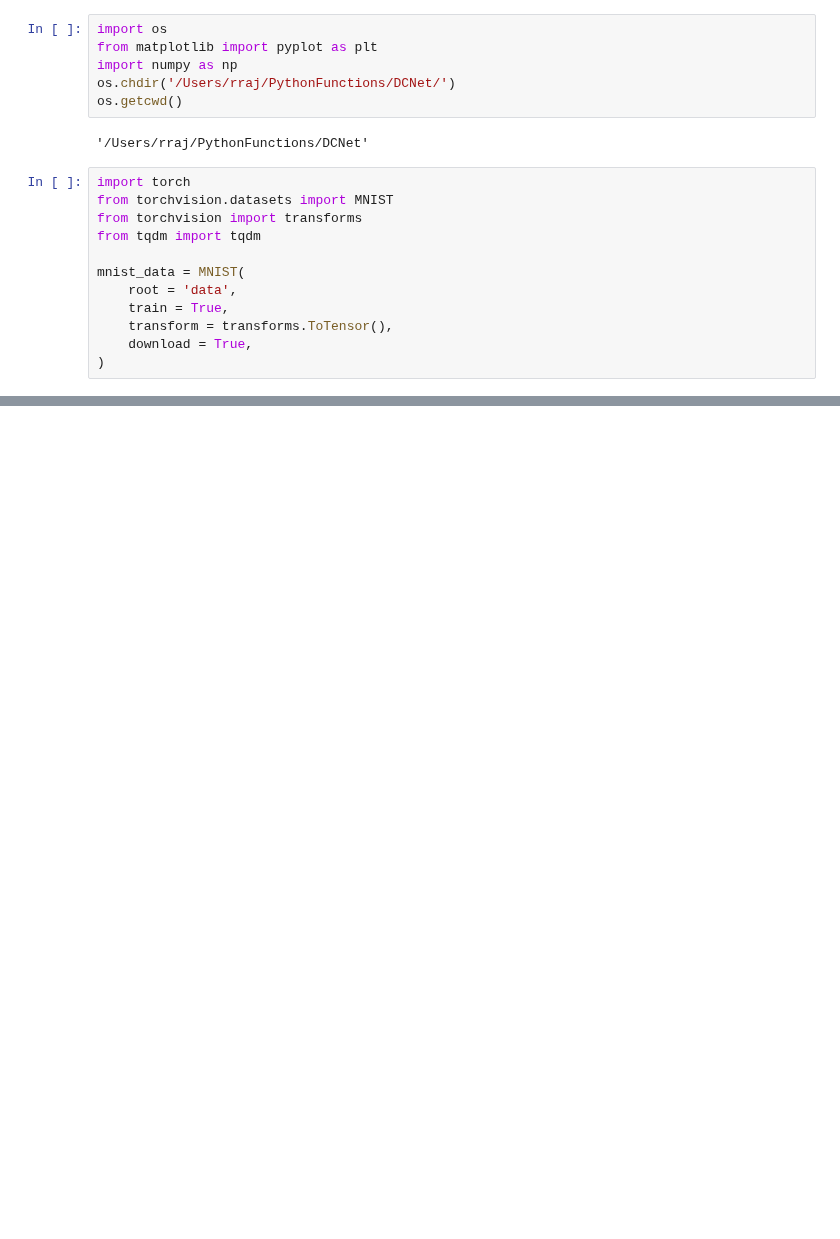
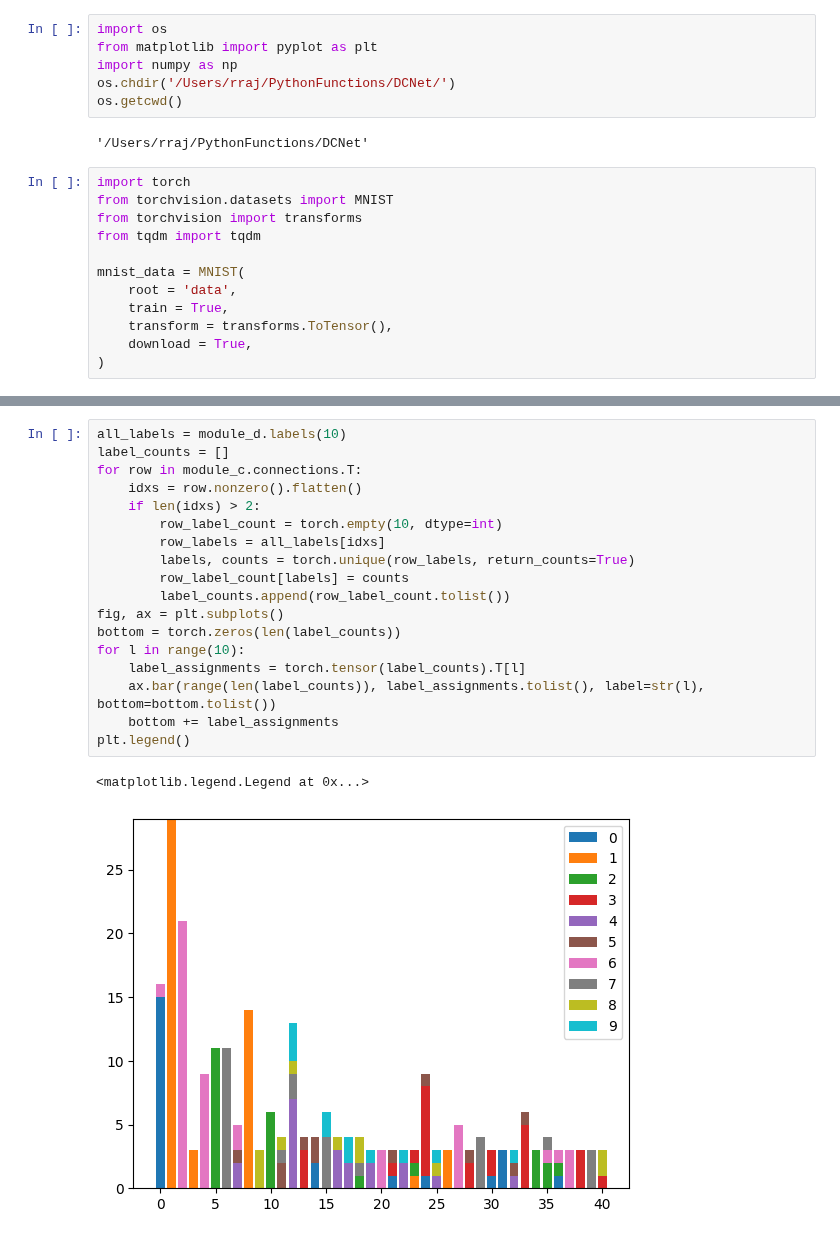
Before and after one commit to wormLove/DCNet, a Jupyter notebook: DCNet2.ipynb, the cells around one changed output, grey strips where cells are left out. Cells and saved outputs as stored; diff of their text form; blank space fills up the shorter version.

```diff
--- a/DCNet2.ipynb
+++ b/DCNet2.ipynb
@@ -43,0 +97,21 @@ for epoch in tqdm(range(train_size//samples_per_epoch)):
+# %%
+all_labels = module_d.labels(10)
+label_counts = []
+for row in module_c.connections.T:
+    idxs = row.nonzero().flatten()
+    if len(idxs) > 2:
+        row_label_count = torch.empty(10, dtype=int)
+        row_labels = all_labels[idxs]
+        labels, counts = torch.unique(row_labels, return_counts=True)
+        row_label_count[labels] = counts
+        label_counts.append(row_label_count.tolist())
+fig, ax = plt.subplots()
+bottom = torch.zeros(len(label_counts))
+for l in range(10):
+    label_assignments = torch.tensor(label_counts).T[l]
+    ax.bar(range(len(label_counts)), label_assignments.tolist(), label=str(l), bottom=bottom.tolist())
+    bottom += label_assignments
+plt.legend()
+# %% [output]
+<matplotlib.legend.Legend at 0x...>
+[figure, added]
```
Also changed, not shown: parts of 5 cells of this notebook, 4 other files.
